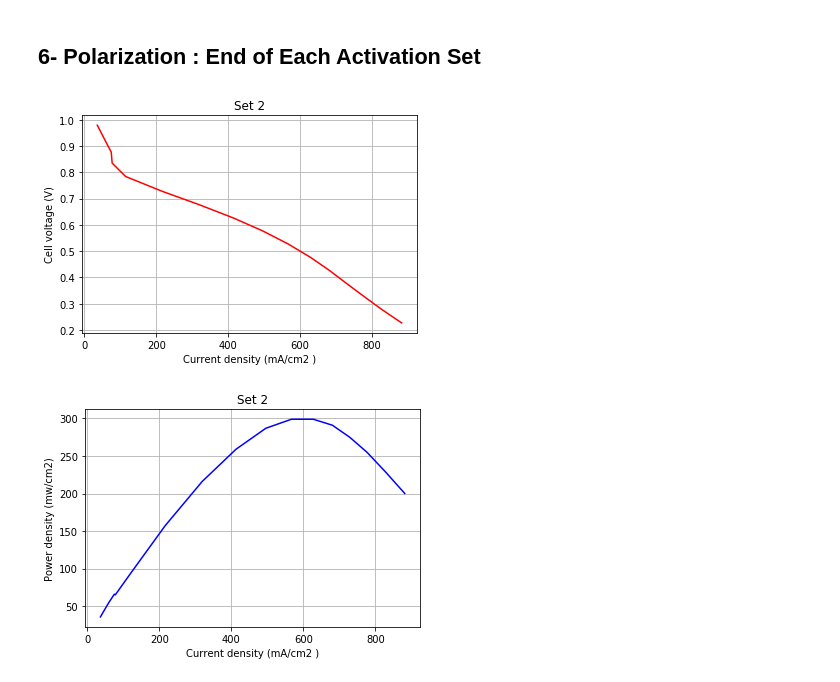
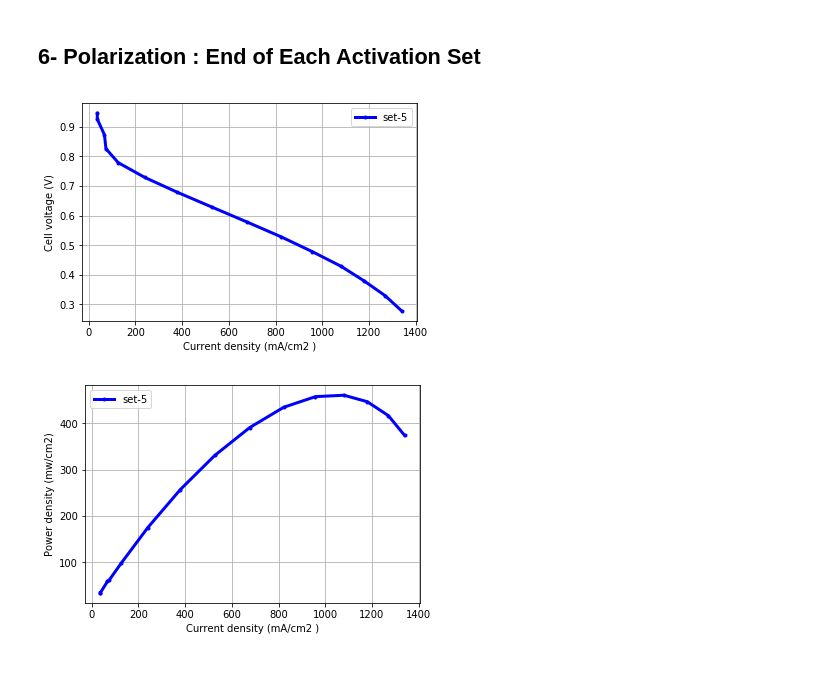
Before and after one commit to ECSIM/pem-dataset1, a Jupyter notebook: Notebooks/Activation Test MEA Constant Current 0.25A.ipynb, the cells around one changed output. Drawn from its saved outputs; the diff is of its cells as text; code cells hidden in the pictures.

```diff
--- a/Notebooks/Activation Test MEA Constant Current 0.25A.ipynb
+++ b/Notebooks/Activation Test MEA Constant Current 0.25A.ipynb
@@ -84,7 +84,7 @@ polarization_plot1(data,RH=30,P=25)
 # %%
 data = load_data(os.path.join(path,"6.csv"))
 # %%
-polarization_plot2(data,set_index=2)
+polarization_plot2(data,set_index=[5])
 # %% [output]
-[figure, old version]
+[figure, new version]
-[figure, old version]
+[figure, new version]
```
Also changed, not shown: parts of 13 cells of this notebook, 9 other files.
